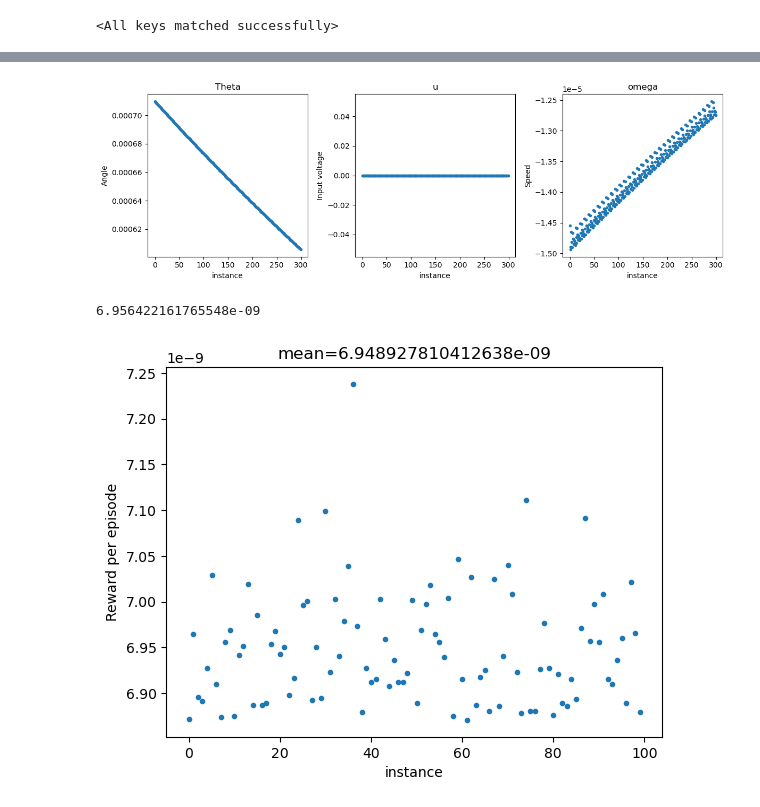
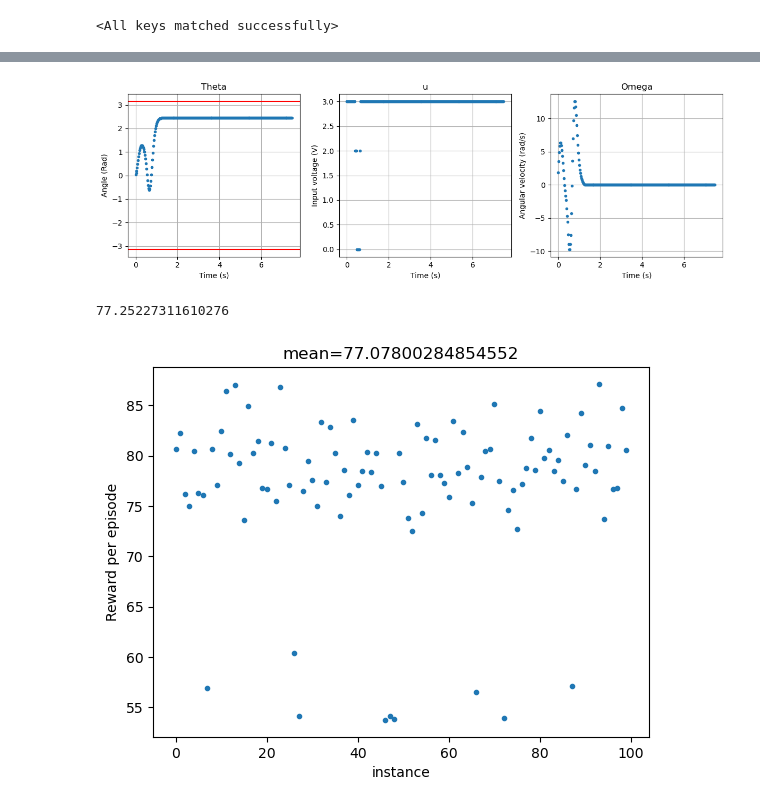
Before and after one commit to Erick-Hoogstrate/5SC28, a Jupyter notebook: Visualize.ipynb, the cells around one changed output, grey strips where cells are left out. Saved outputs shown, nothing was run; the diff lists cells and outputs as text; code cells hidden in the pictures.

```diff
--- a/Visualize.ipynb
+++ b/Visualize.ipynb
@@ -6,6 +8,8 @@ from matplotlib import pyplot as plt
 from copy import deepcopy
 import os
 from matplotlib import pyplot as plt
+# %%
+filename = 'QfunctionYann.pt'
 # %%
 class Qfunction(nn.Module):
     def __init__(self, env):
@@ -71,16 +70,13 @@ env.set_discrete_values(discrete_size = 9, minmax = 3.0, div = 2.5, rnd = 2)
 # %% [output]
 Discrete value set changed to [-3.0, -1.2, -0.48, -0.19, 0, 0.19, 0.48, 1.2, 3.0]
 # %%
-# # Load the .npy file with allow_pickle=True
-# Q = np.load('Qfunction.npz')
-
 # Create an instance of Qfunction
 Q = Qfunction(env)
 
 # Load Q from the saved file
-Q.load_state_dict(torch.load('Qfunction.pt'))
+Q.load_state_dict(torch.load(filename))
 # %% [output]
 <All keys matched successfully>
 # %%
-u,theta,omega = show(Q,env,'theta')
+u,theta,omega = show(Q,env)
 # %% [output]
@@ -104,36 +85,43 @@ u,theta,omega = show(Q,env,'theta')
 # %%
+target_angle = np.pi # target set to be balanced on top
+
 # Create a figure with three subplots
 fig, axs = plt.subplots(1, 3, figsize=(12, 4))
 
 # Plot theta
-axs[0].plot(theta, '.')
+axs[0].plot([i*env.dt for i in range(max_episode_steps)], theta, '.')
 axs[0].set_title('Theta')
-axs[0].set_xlabel('instance')
-axs[0].set_ylabel('Angle')
+axs[0].set_xlabel('Time (s)')
+axs[0].set_ylabel('Angle (Rad)')
+axs[0].axhline(y=target_angle, color='r', linestyle='-')
+axs[0].axhline(y=-target_angle, color='r', linestyle='-')
+axs[0].grid(True)
 
 # Plot u
-axs[1].plot(u, '.')
+axs[1].plot([i*env.dt for i in range(max_episode_steps)], u, '.')
 axs[1].set_title('u')
-axs[1].set_xlabel('instance')
-axs[1].set_ylabel('Input voltage')
+axs[1].set_xlabel('Time (s)')
+axs[1].set_ylabel('Input voltage (V)')
+axs[1].grid(True)
 
 # Plot omega
-axs[2].plot(omega, '.')
-axs[2].set_title('omega')
-axs[2].set_xlabel('instance')
-axs[2].set_ylabel('Speed')
+axs[2].plot([i*env.dt for i in range(max_episode_steps)], omega, '.')
+axs[2].set_title('Omega')
+axs[2].set_xlabel('Time (s)')
+axs[2].set_ylabel('Angular velocity (rad/s)')
+axs[2].grid(True)
 
 # Adjust spacing between subplots
 plt.tight_layout()
 
-# Show the plot
+# Show the plot
 plt.show()
 # %% [output]
-[figure, old version]
+[figure, new version]
 # %%
 eval_Q(Q,env)
 # %% [output]
-6.956422161765548e-09
+77.25227311610276
 # %%
 Rewards = [eval_Q(Q,env) for i in range(100)]
 plt.plot(Rewards,'.')
@@ -142,4 +130,4 @@ plt.xlabel('instance')
 plt.ylabel('Reward per episode')
 plt.show()
 # %% [output]
-[figure, old version]
+[figure, new version]
```
Also changed, not shown: parts of 21 cells of this notebook, 1 other file.
